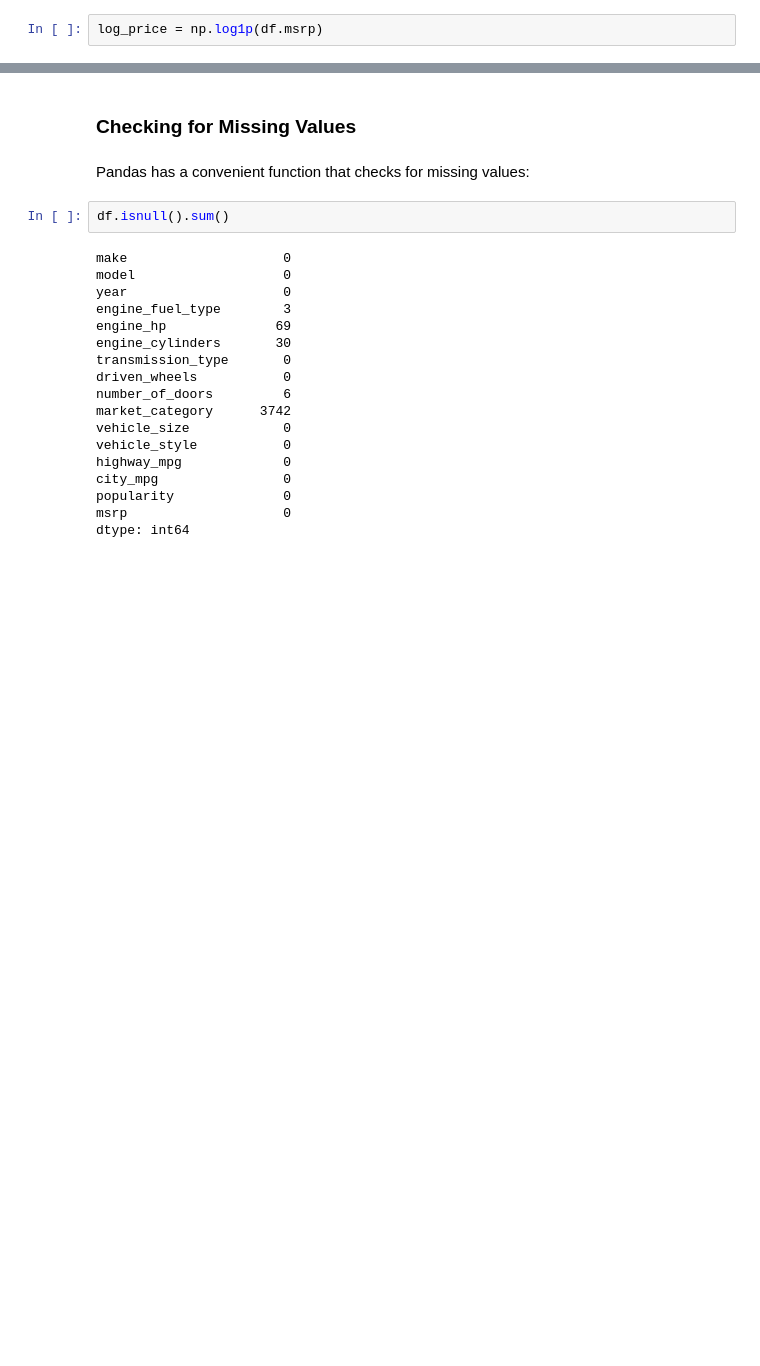
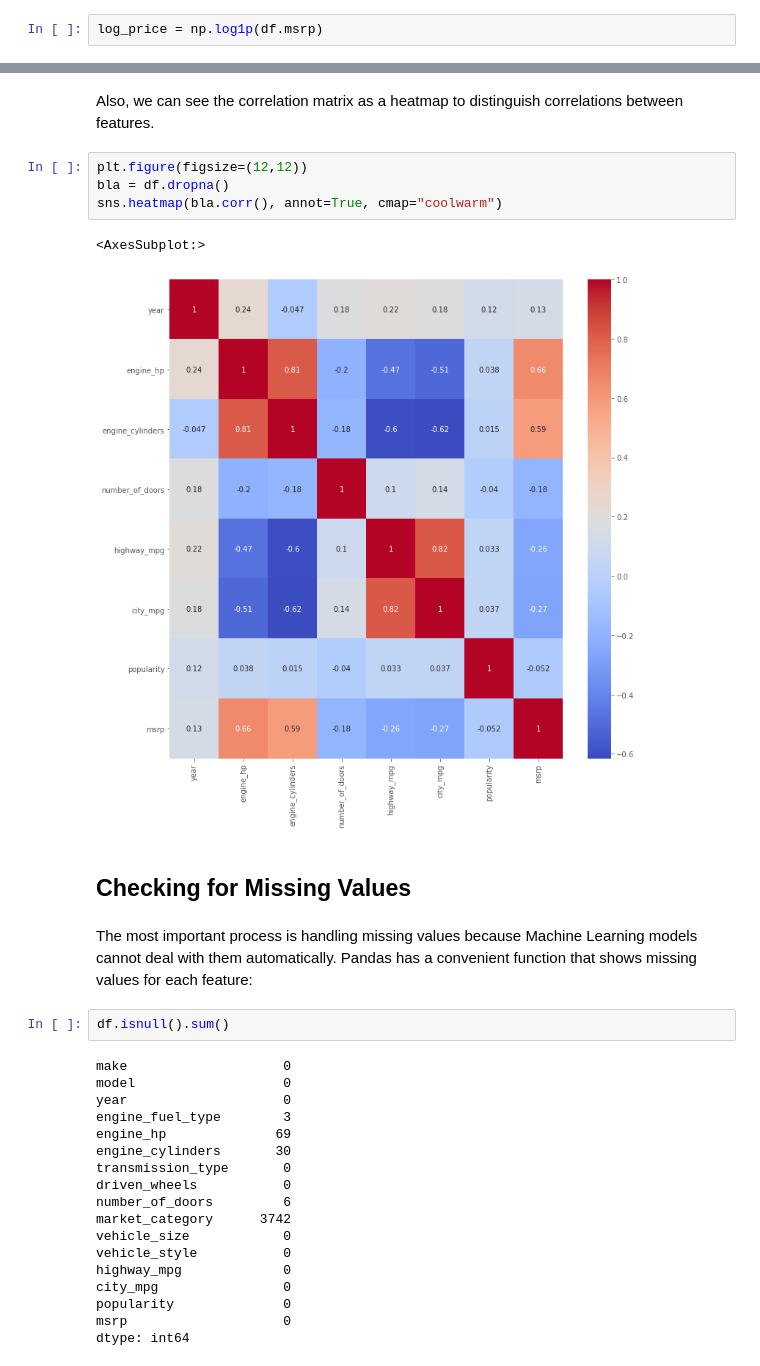
Before and after one commit to bertanulusoy/ml-learning, a Jupyter notebook: car-price-prediction-project/CooperUnionCarPricePredict.ipynb, the cells around one changed output, grey strips where cells are left out. Saved outputs shown, nothing was run; the diff lists cells and outputs as text; blank space fills up the shorter version.

```diff
--- a/car-price-prediction-project/CooperUnionCarPricePredict.ipynb
+++ b/car-price-prediction-project/CooperUnionCarPricePredict.ipynb
@@ -151,7 +224,16 @@ large peak in lower prices, but the model can deal with it more easily.
+# %% [markdown]
+Also, we can see the correlation matrix as a heatmap to distinguish correlations between features.
+# %%
+plt.figure(figsize=(12,12))
+bla = df.dropna()
+sns.heatmap(bla.corr(), annot=True, cmap="coolwarm")
+# %% [output]
+<AxesSubplot:>
+[figure, added]
 # %% [markdown]
-### Checking for Missing Values
+## Checking for Missing Values
-# %% [markdown]
-Pandas has a convenient function that checks for missing values:
+# %% [markdown]
+The most important process is handling missing values because Machine Learning models cannot deal with them automatically. Pandas has a convenient function that shows missing values for each feature:
 # %%
 df.isnull().sum()
 # %% [output]
```
Also changed, not shown: parts of 187 cells of this notebook.
